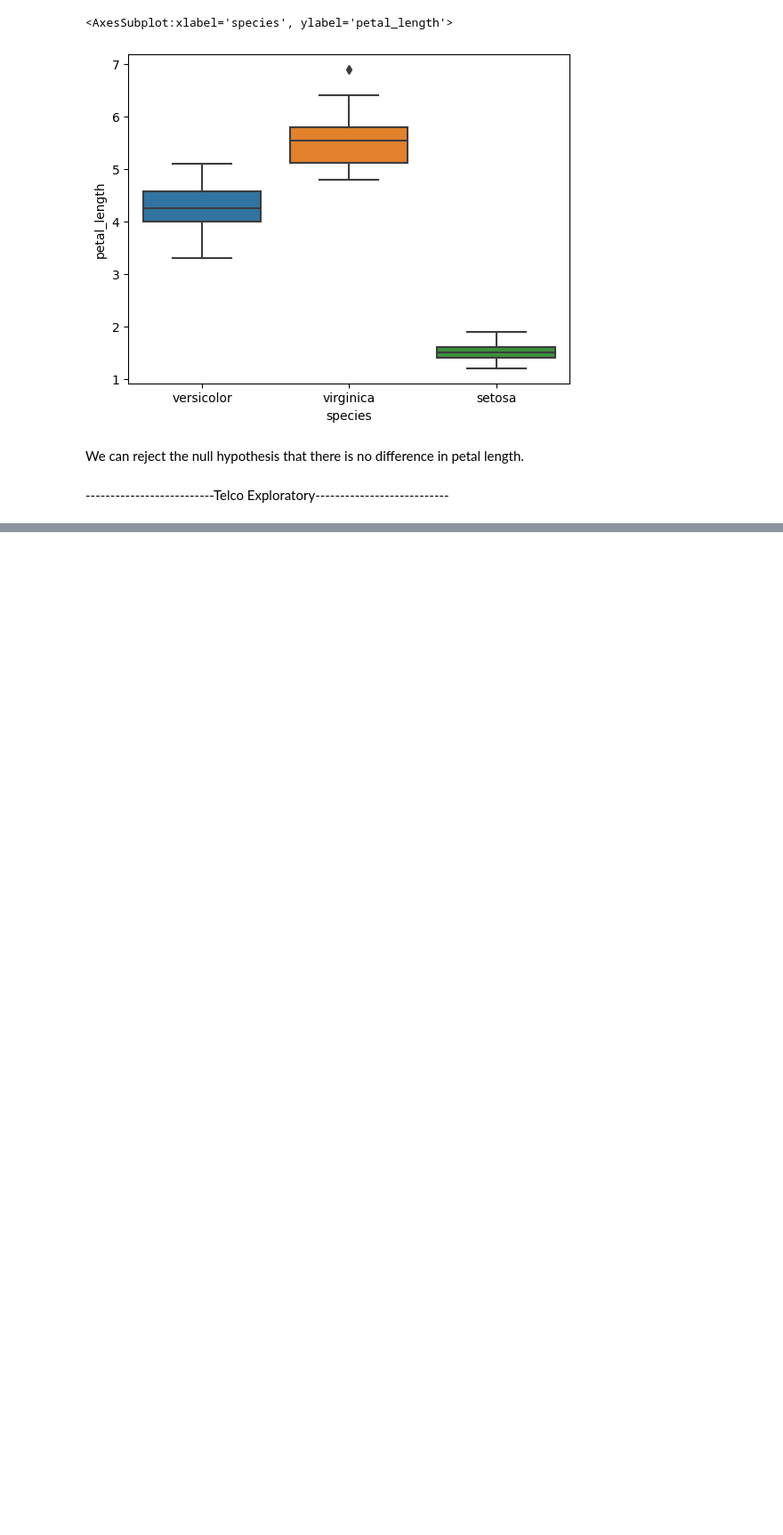
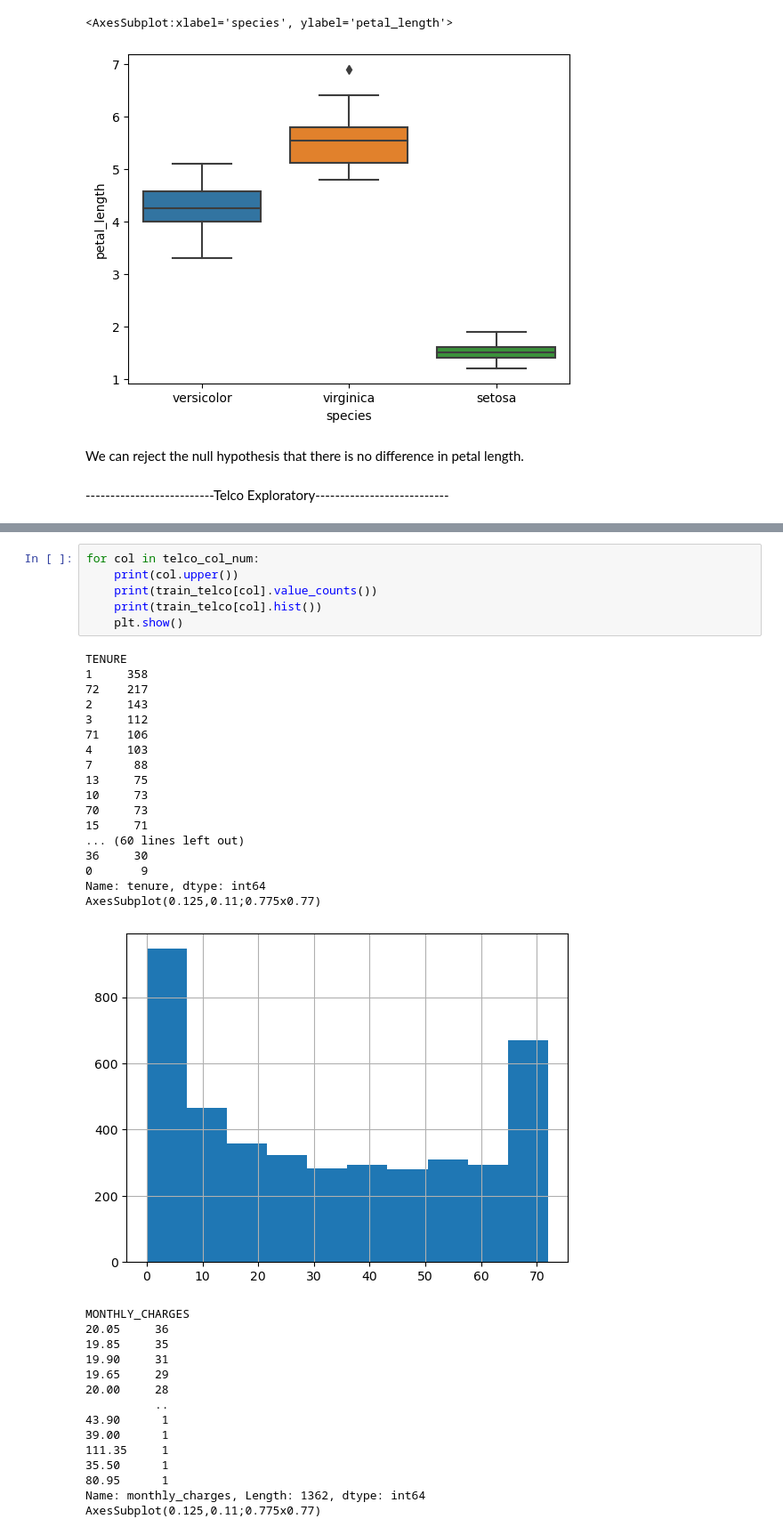
Before and after one commit to Brian-ONeil/classification-exercises, a Jupyter notebook: classification_exercises.ipynb, the cells around one changed output, grey strips where cells are left out. Shown at 89% size. Drawn from its saved outputs; the diff is of its cells as text; blank space fills up the shorter version.

```diff
--- a/classification_exercises.ipynb
+++ b/classification_exercises.ipynb
@@ -1485,0 +1649,39 @@ train_telco.head()
+# %%
+for col in telco_col_num:
+    print(col.upper())
+    print(train_telco[col].value_counts())
+    print(train_telco[col].hist())
+    plt.show()
+# %% [output]
+TENURE
+1     358
+72    217
+2     143
+3     112
+71    106
+4     103
+7      88
+13     75
+10     73
+70     73
+15     71
+... (60 lines left out)
+36     30
+0       9
+Name: tenure, dtype: int64
+AxesSubplot(0.125,0.11;0.775x0.77)
+[figure, added]
+MONTHLY_CHARGES
+20.05     36
+19.85     35
+19.90     31
+19.65     29
+20.00     28
+          ..
+43.90      1
+39.00      1
+111.35     1
+35.50      1
+80.95      1
+Name: monthly_charges, Length: 1362, dtype: int64
+AxesSubplot(0.125,0.11;0.775x0.77)
```
Also changed, not shown: parts of 14 cells of this notebook, 3 other files.
